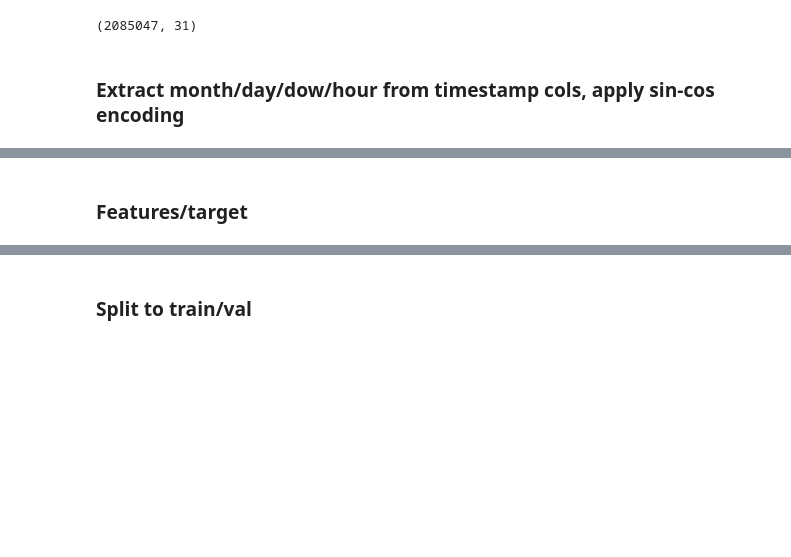
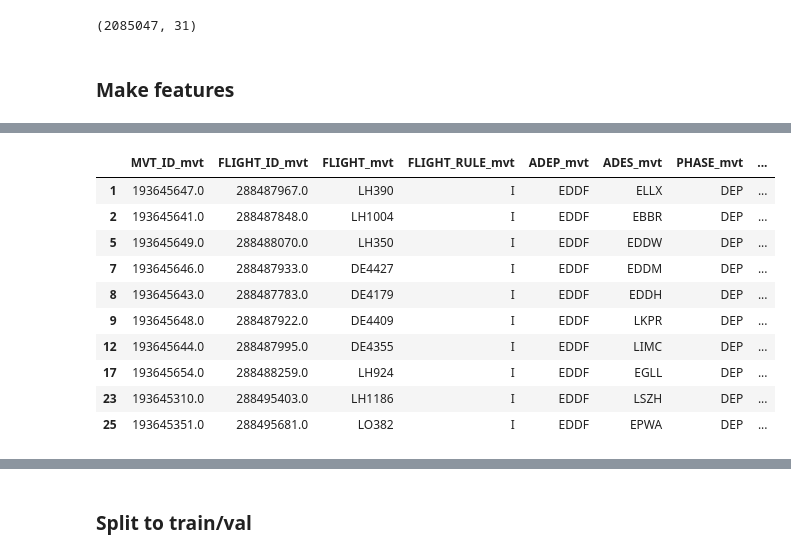
Before and after one commit to elna4os/prc_2026, a Jupyter notebook: notebooks/v2.ipynb, the cells around one changed output, grey strips where cells are left out. Cells and saved outputs as stored; diff of their text form; code cells hidden in the pictures; blank space fills up the shorter version.

```diff
--- a/notebooks/v2.ipynb
+++ b/notebooks/v2.ipynb
@@ -49,49 +57,30 @@ df.shape
 # %% [output]
 (2085047, 31)
 # %% [markdown]
-### Extract month/day/dow/hour from timestamp cols, apply sin-cos encoding
+### Make features
 # %%
-timestamp_cols = [
-    "MVT_TIME_UTC_mvt",
-    "SCHED_TIME_UTC_mvt",
-    "LOBT_flt",
-    "IOBT_flt",
-    "EOBT_1_flt",
-    "ARVT_1_flt",
-    "AOBT_3_flt",
-    "ARVT_3_flt"
+cat_features = [
+    'ADEP_eq_flag',
+    'ADEP_mvt',
+    'RUNWAY_mvt',
+    'STAND_mvt',
+    'WK_TBL_CAT_flt',
+    'MARKET_SEGMENT_flt',
+    'SCHED_TIME_month',
+    'SCHED_TIME_day',
+    'SCHED_TIME_dow',
+    'SCHED_TIME_hour',
+    'SCHED_TIME_minute',
 ]
-timestamp_features = []
-for col in timestamp_cols:
-    print(f"Processing: {col}")
-
-    month = df[col].dt.month
-    day = df[col].dt.day
-    dow = df[col].dt.day_of_week
-    hour = df[col].dt.hour
-
-    # Month
-    df[f"{col}_month_sin"] = np.sin(2 * np.pi * month / 12)
-    df[f"{col}_month_cos"] = np.cos(2 * np.pi * month / 12)
-    # Day
-    df[f"{col}_day_sin"] = np.sin(2 * np.pi * day / 31)
-    df[f"{col}_day_cos"] = np.cos(2 * np.pi * day / 31)
-    # Day of week
-    df[f"{col}_dow_sin"] = np.sin(2 * np.pi * dow / 7)
-    df[f"{col}_dow_cos"] = np.cos(2 * np.pi * dow / 7)
-    # Hour
-    df[f"{col}_hour_sin"] = np.sin(2 * np.pi * hour / 24)
-    df[f"{col}_hour_cos"] = np.cos(2 * np.pi * hour / 24)
-
-
-    timestamp_features.extend([
-        f"{col}_month_sin",
-        f"{col}_month_cos",
-        f"{col}_day_sin",
-        f"{col}_day_cos",
-        f"{col}_dow_sin",
-        f"{col}_dow_cos",
-        f"{col}_hour_sin",
-        f"{col}_hour_cos"
-    ])
+num_features = [
+    'f1',
+    'f2',
+    'f3',
+    'f4',
+    'f5'
+]
+features = cat_features + num_features
+v2_features(df=df)
+with pd.option_context('display.max_columns', None):
+    display(df.head(n=10))
 # %% [output]
@@ -106,3 +87,12 @@ Processing: ARVT_3_flt
+|  | MVT_ID_mvt | FLIGHT_ID_mvt | FLIGHT_mvt | FLIGHT_RULE_mvt | ADEP_mvt | ADES_mvt | PHASE_mvt | ... |
+| 1 | 193645647.0 | 288487967.0 | LH390 | I | EDDF | ELLX | DEP | ... |
+| 2 | 193645641.0 | 288487848.0 | LH1004 | I | EDDF | EBBR | DEP | ... |
+| 5 | 193645649.0 | 288488070.0 | LH350 | I | EDDF | EDDW | DEP | ... |
+| 7 | 193645646.0 | 288487933.0 | DE4427 | I | EDDF | EDDM | DEP | ... |
+| 8 | 193645643.0 | 288487783.0 | DE4179 | I | EDDF | EDDH | DEP | ... |
+| 9 | 193645648.0 | 288487922.0 | DE4409 | I | EDDF | LKPR | DEP | ... |
+| 12 | 193645644.0 | 288487995.0 | DE4355 | I | EDDF | LIMC | DEP | ... |
+| 17 | 193645654.0 | 288488259.0 | LH924 | I | EDDF | EGLL | DEP | ... |
+| 23 | 193645310.0 | 288495403.0 | LH1186 | I | EDDF | LSZH | DEP | ... |
+| 25 | 193645351.0 | 288495681.0 | LO382 | I | EDDF | EPWA | DEP | ... |
-# %% [markdown]
-### Features/target
 # %%
```
Also changed, not shown: parts of 19 cells of this notebook.
